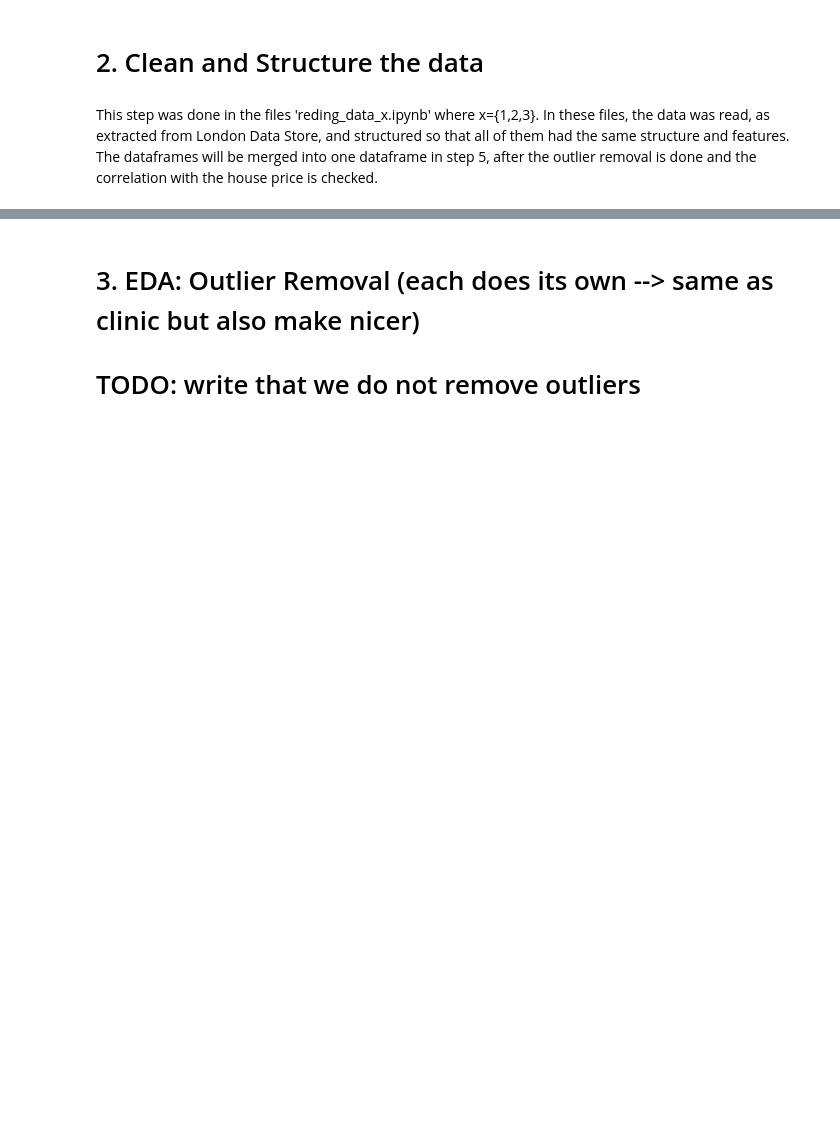
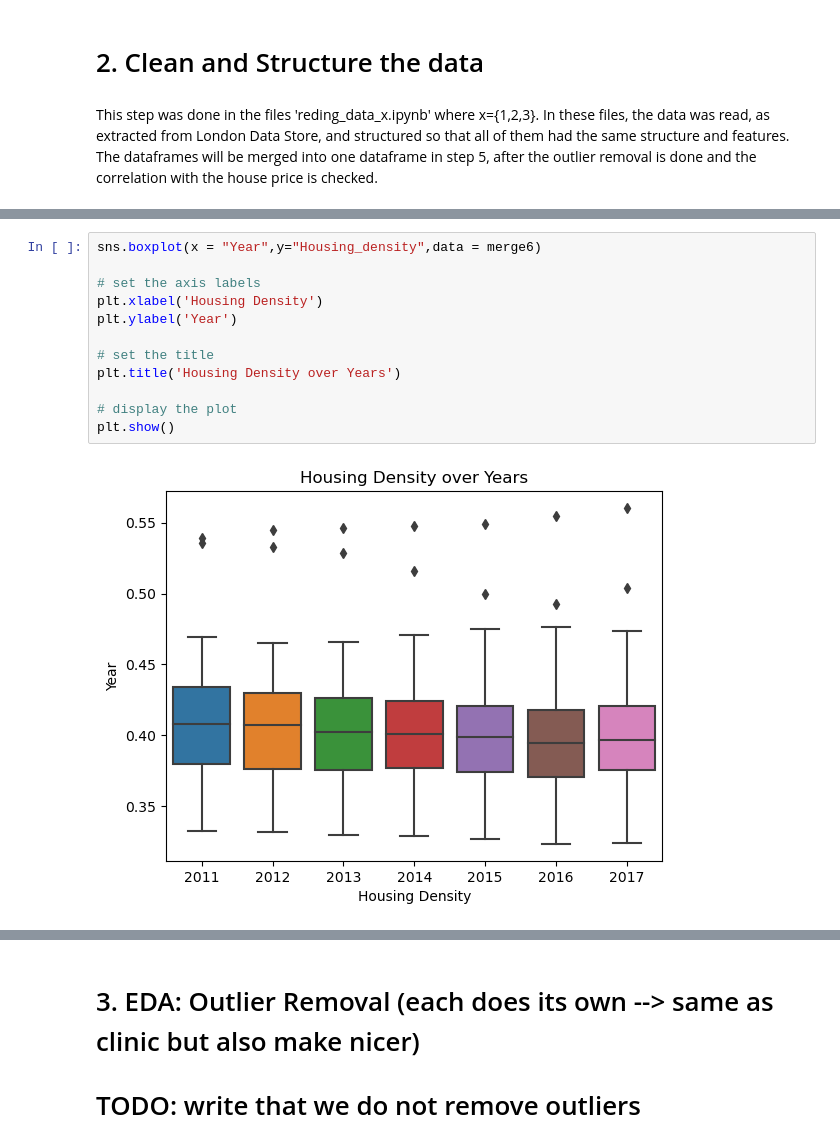
Before and after one commit to MischaRauch/london_house_price_prediction, a Jupyter notebook: Assignment.ipynb, the cells around one changed output, grey strips where cells are left out. Saved outputs shown, nothing was run; the diff lists cells and outputs as text; blank space fills up the shorter version.

Commit message:
plots and fun

```diff
--- a/Assignment.ipynb
+++ b/Assignment.ipynb
@@ -49,0 +54,14 @@ data.head(100)
+# %%
+sns.boxplot(x = "Year",y="Housing_density",data = merge6)
+
+# set the axis labels
+plt.xlabel('Housing Density')
+plt.ylabel('Year')
+
+# set the title
+plt.title('Housing Density over Years')
+
+# display the plot
+plt.show()
+# %% [output]
+[figure, added]
```
Also changed, not shown: parts of 6 cells of this notebook, 2 other files.
